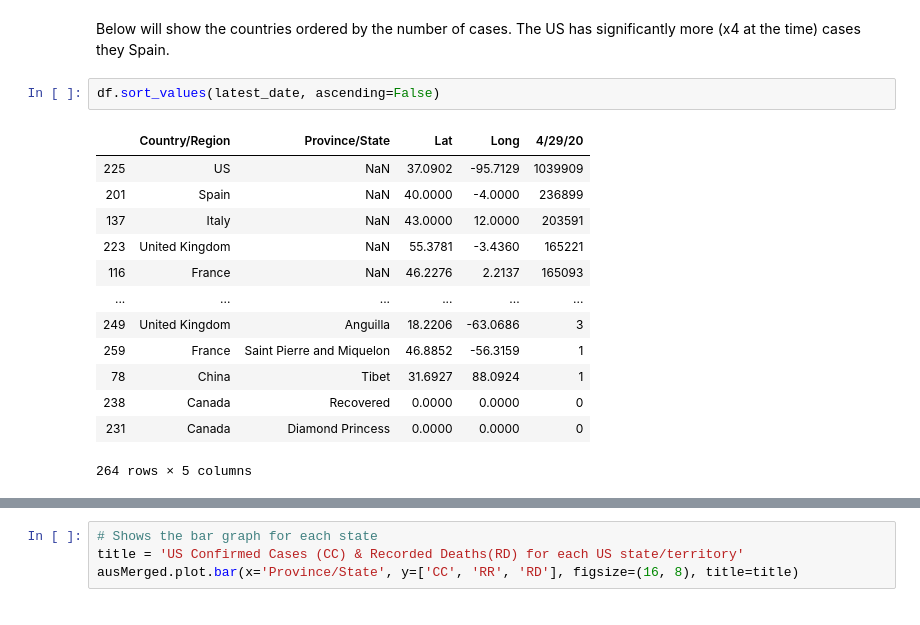
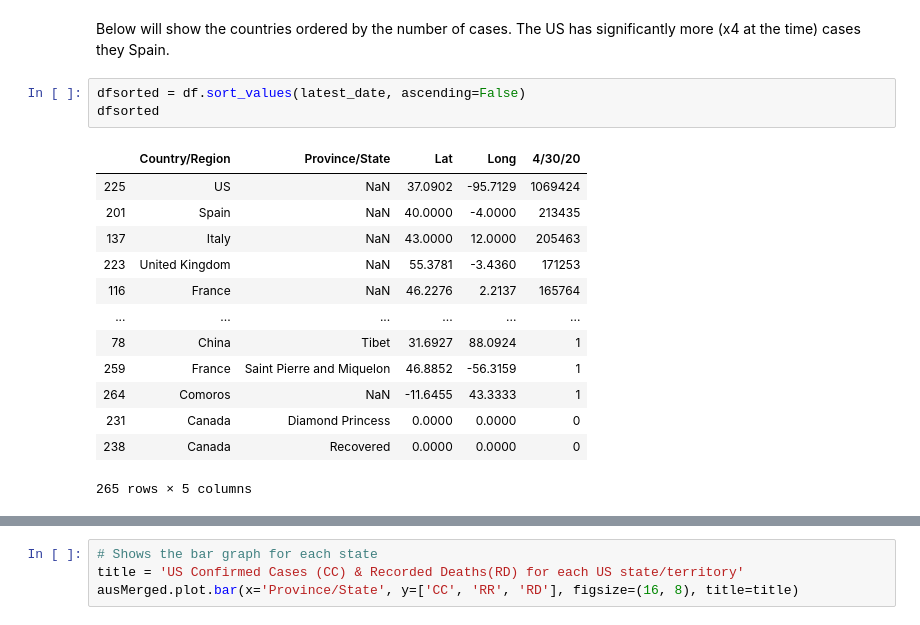
Before and after one commit to Ccamm/coronavirus_network, a Jupyter notebook: coronavirus_timeline.ipynb, the cells around one changed output, grey strips where cells are left out. Saved outputs shown, nothing was run; the diff lists cells and outputs as text.

```diff
--- a/coronavirus_timeline.ipynb
+++ b/coronavirus_timeline.ipynb
@@ -162,18 +162,19 @@ Latest date:  4/29/20
 # %% [markdown]
 Below will show the countries ordered by the number of cases. The US has significantly more (x4 at the time) cases they Spain.
 # %%
-df.sort_values(latest_date, ascending=False)
+dfsorted = df.sort_values(latest_date, ascending=False)
+dfsorted
 # %% [output]
-|  | Country/Region | Province/State | Lat | Long | 4/29/20 |
-| 225 | US | NaN | 37.0902 | -95.7129 | 1039909 |
-| 201 | Spain | NaN | 40.0000 | -4.0000 | 236899 |
-| 137 | Italy | NaN | 43.0000 | 12.0000 | 203591 |
-| 223 | United Kingdom | NaN | 55.3781 | -3.4360 | 165221 |
-| 116 | France | NaN | 46.2276 | 2.2137 | 165093 |
+|  | Country/Region | Province/State | Lat | Long | 4/30/20 |
+| 225 | US | NaN | 37.0902 | -95.7129 | 1069424 |
+| 201 | Spain | NaN | 40.0000 | -4.0000 | 213435 |
+| 137 | Italy | NaN | 43.0000 | 12.0000 | 205463 |
+| 223 | United Kingdom | NaN | 55.3781 | -3.4360 | 171253 |
+| 116 | France | NaN | 46.2276 | 2.2137 | 165764 |
 | ... | ... | ... | ... | ... | ... |
-| 249 | United Kingdom | Anguilla | 18.2206 | -63.0686 | 3 |
+| 78 | China | Tibet | 31.6927 | 88.0924 | 1 |
 | 259 | France | Saint Pierre and Miquelon | 46.8852 | -56.3159 | 1 |
-| 78 | China | Tibet | 31.6927 | 88.0924 | 1 |
+| 264 | Comoros | NaN | -11.6455 | 43.3333 | 1 |
+| 231 | Canada | Diamond Princess | 0.0000 | 0.0000 | 0 |
 | 238 | Canada | Recovered | 0.0000 | 0.0000 | 0 |
-| 231 | Canada | Diamond Princess | 0.0000 | 0.0000 | 0 |
-264 rows × 5 columns
+265 rows × 5 columns
```
Also changed, not shown: parts of 32 cells of this notebook.
